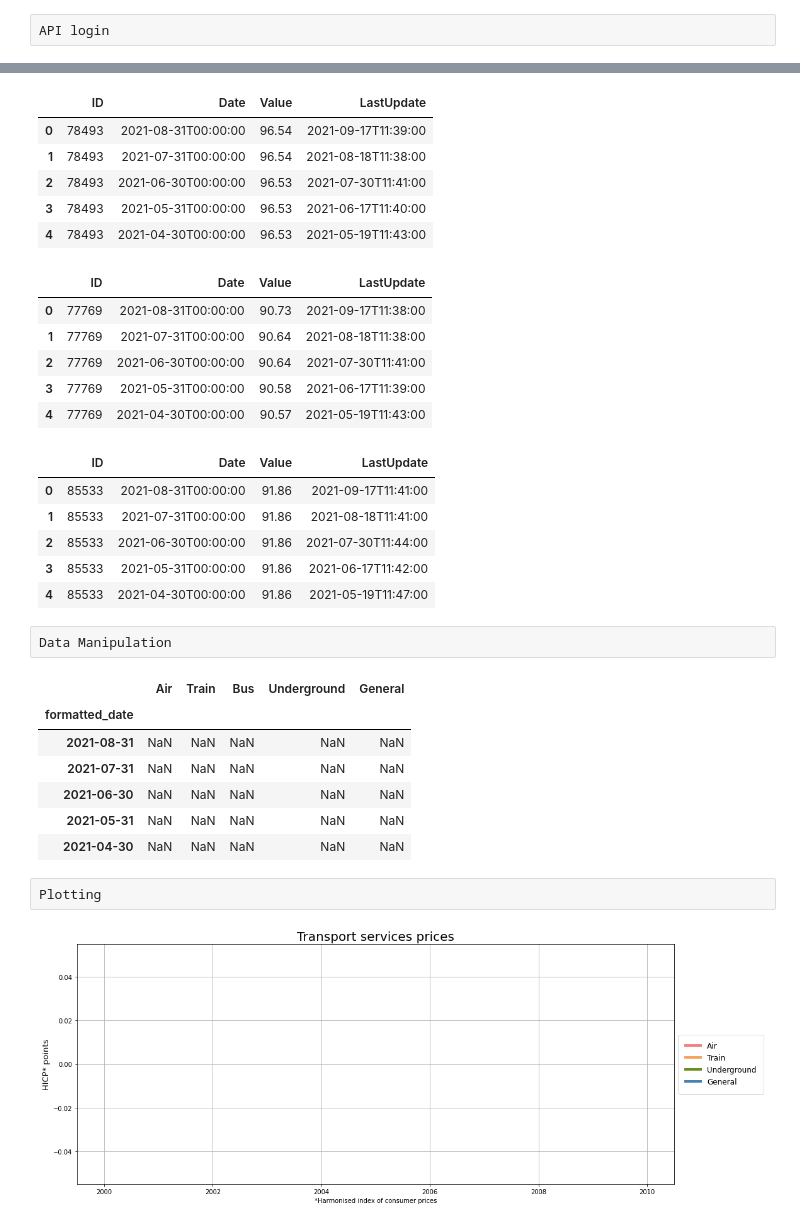
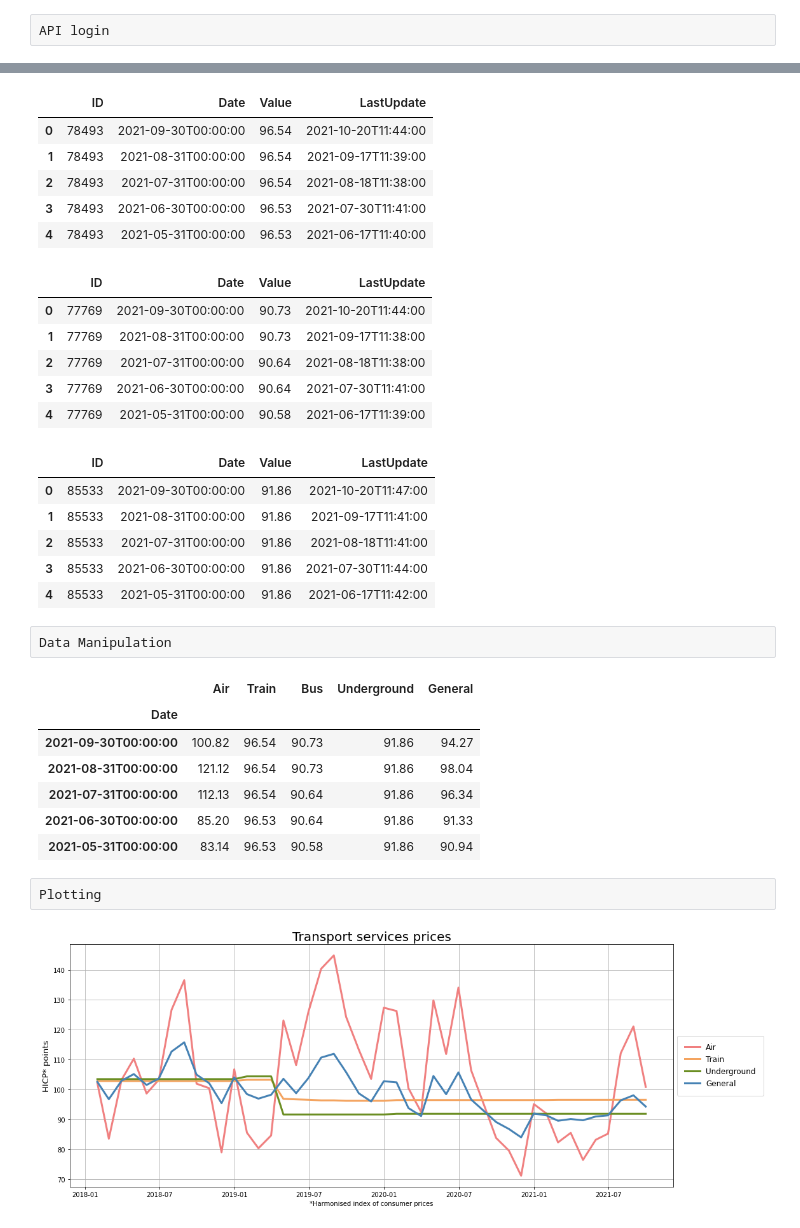
Before and after one commit to tradingeconomics/notebooks, a Jupyter notebook: Indicators/EUROSTAT_Transportation.ipynb, the cells around one changed output, grey strips where cells are left out. Drawn from its saved outputs; the diff is of its cells as text; code cells hidden in the pictures.

```diff
--- a/Indicators/EUROSTAT_Transportation.ipynb
+++ b/Indicators/EUROSTAT_Transportation.ipynb
@@ -33,33 +36,33 @@ raw_hist_air_df.head()
 # %%
-raw_hist_train_df=te.getHistoricalEurostat(ID = '78493', initDate = '2018-01-01', endDate = '2021-12-31', output_type = 'df')
+raw_hist_train_df=te.getHistoricalEurostat(ID = '78493', initDate = '2018-01-01', endDate = endDate, output_type = 'df')
 raw_hist_train_df.head()
 # %% [output]
 |  | ID | Date | Value | LastUpdate |
-| 0 | 78493 | 2021-08-31T00:00:00 | 96.54 | 2021-09-17T11:39:00 |
-| 1 | 78493 | 2021-07-31T00:00:00 | 96.54 | 2021-08-18T11:38:00 |
-| 2 | 78493 | 2021-06-30T00:00:00 | 96.53 | 2021-07-30T11:41:00 |
-| 3 | 78493 | 2021-05-31T00:00:00 | 96.53 | 2021-06-17T11:40:00 |
-| 4 | 78493 | 2021-04-30T00:00:00 | 96.53 | 2021-05-19T11:43:00 |
+| 0 | 78493 | 2021-09-30T00:00:00 | 96.54 | 2021-10-20T11:44:00 |
+| 1 | 78493 | 2021-08-31T00:00:00 | 96.54 | 2021-09-17T11:39:00 |
+| 2 | 78493 | 2021-07-31T00:00:00 | 96.54 | 2021-08-18T11:38:00 |
+| 3 | 78493 | 2021-06-30T00:00:00 | 96.53 | 2021-07-30T11:41:00 |
+| 4 | 78493 | 2021-05-31T00:00:00 | 96.53 | 2021-06-17T11:40:00 |
 # %%
-raw_hist_bus_df=te.getHistoricalEurostat(ID = '77769', initDate = '2018-01-01', endDate = '2021-12-31', output_type = 'df')
+raw_hist_bus_df=te.getHistoricalEurostat(ID = '77769', initDate = '2018-01-01', endDate = endDate, output_type = 'df')
 raw_hist_bus_df.head()
 # %% [output]
 |  | ID | Date | Value | LastUpdate |
-| 0 | 77769 | 2021-08-31T00:00:00 | 90.73 | 2021-09-17T11:38:00 |
-| 1 | 77769 | 2021-07-31T00:00:00 | 90.64 | 2021-08-18T11:38:00 |
-| 2 | 77769 | 2021-06-30T00:00:00 | 90.64 | 2021-07-30T11:41:00 |
-| 3 | 77769 | 2021-05-31T00:00:00 | 90.58 | 2021-06-17T11:39:00 |
-| 4 | 77769 | 2021-04-30T00:00:00 | 90.57 | 2021-05-19T11:43:00 |
+| 0 | 77769 | 2021-09-30T00:00:00 | 90.73 | 2021-10-20T11:44:00 |
+| 1 | 77769 | 2021-08-31T00:00:00 | 90.73 | 2021-09-17T11:38:00 |
+| 2 | 77769 | 2021-07-31T00:00:00 | 90.64 | 2021-08-18T11:38:00 |
+| 3 | 77769 | 2021-06-30T00:00:00 | 90.64 | 2021-07-30T11:41:00 |
+| 4 | 77769 | 2021-05-31T00:00:00 | 90.58 | 2021-06-17T11:39:00 |
 # %%
-raw_hist_underground_df=te.getHistoricalEurostat(ID = '85533', initDate = '2018-01-01', endDate = '2021-12-31', output_type = 'df')
+raw_hist_underground_df=te.getHistoricalEurostat(ID = '85533', initDate = '2018-01-01', endDate = endDate, output_type = 'df')
 raw_hist_underground_df.head()
 # %% [output]
 |  | ID | Date | Value | LastUpdate |
-| 0 | 85533 | 2021-08-31T00:00:00 | 91.86 | 2021-09-17T11:41:00 |
-| 1 | 85533 | 2021-07-31T00:00:00 | 91.86 | 2021-08-18T11:41:00 |
-| 2 | 85533 | 2021-06-30T00:00:00 | 91.86 | 2021-07-30T11:44:00 |
-| 3 | 85533 | 2021-05-31T00:00:00 | 91.86 | 2021-06-17T11:42:00 |
-| 4 | 85533 | 2021-04-30T00:00:00 | 91.86 | 2021-05-19T11:47:00 |
+| 0 | 85533 | 2021-09-30T00:00:00 | 91.86 | 2021-10-20T11:47:00 |
+| 1 | 85533 | 2021-08-31T00:00:00 | 91.86 | 2021-09-17T11:41:00 |
+| 2 | 85533 | 2021-07-31T00:00:00 | 91.86 | 2021-08-18T11:41:00 |
+| 3 | 85533 | 2021-06-30T00:00:00 | 91.86 | 2021-07-30T11:44:00 |
+| 4 | 85533 | 2021-05-31T00:00:00 | 91.86 | 2021-06-17T11:42:00 |
 # %% [raw]
 Data Manipulation
 # %%
@@ -68,41 +71,40 @@ air_df = raw_hist_air_df[['Date', 'Value']].rename(columns = {'Value': 'Air'}).s
 train_df = raw_hist_train_df[['Date', 'Value']].rename(columns = {'Value': 'Train'}).set_index('Date')
 bus_df = raw_hist_bus_df[['Date', 'Value']].rename(columns = {'Value': 'Bus'}).set_index('Date')
 underground_df = raw_hist_underground_df[['Date', 'Value']].rename(columns = {'Value': 'Underground'}).set_index('Date')
+
 df = pd.merge(pd.merge(air_df, train_df, on ='Date'), bus_df, on='Date')
 df = pd.merge(pd.merge(df, underground_df, on='Date'), general_df, on='Date')
-df['formatted_date'] = pd.to_datetime(df.index)
-df=df.reindex(df['formatted_date'])
-del df['formatted_date']
+
 df.head()
 # %% [output]
 |  | Air | Train | Bus | Underground | General |
-| formatted_date |  |  |  |  |  |
-| 2021-08-31 | NaN | NaN | NaN | NaN | NaN |
-| 2021-07-31 | NaN | NaN | NaN | NaN | NaN |
-| 2021-06-30 | NaN | NaN | NaN | NaN | NaN |
-| 2021-05-31 | NaN | NaN | NaN | NaN | NaN |
-| 2021-04-30 | NaN | NaN | NaN | NaN | NaN |
+| Date |  |  |  |  |  |
+| 2021-09-30T00:00:00 | 100.82 | 96.54 | 90.73 | 91.86 | 94.27 |
+| 2021-08-31T00:00:00 | 121.12 | 96.54 | 90.73 | 91.86 | 98.04 |
+| 2021-07-31T00:00:00 | 112.13 | 96.54 | 90.64 | 91.86 | 96.34 |
+| 2021-06-30T00:00:00 | 85.20 | 96.53 | 90.64 | 91.86 | 91.33 |
+| 2021-05-31T00:00:00 | 83.14 | 96.53 | 90.58 | 91.86 | 90.94 |
 # %% [raw]
 Plotting
 # %%
 plt.subplots(figsize=(17, 7))
 
-plt.plot( df.index.tolist(), df['Air'].values.tolist(), color='lightcoral', linewidth=4, label="Air")
-plt.plot( df.index.tolist(), df['Train'].values.tolist(), color='sandybrown', linewidth=4, label="Train")
-plt.plot( df.index.tolist(), df['Underground'].values.tolist(),  color='olivedrab', linewidth=4, label="Underground")
-plt.plot( df.index.tolist(), df['General'].values.tolist(),  color='steelblue', linewidth=4, label="General")
+plt.plot( pd.to_datetime(df.index.tolist()), df['Air'].values.tolist(), color='lightcoral', linewidth=3, label="Air")
+plt.plot( pd.to_datetime(df.index.tolist()), df['Train'].values.tolist(), color='sandybrown', linewidth=3, label="Train")
+plt.plot( pd.to_datetime(df.index.tolist()), df['Underground'].values.tolist(),  color='olivedrab', linewidth=3, label="Underground")
+plt.plot( pd.to_datetime(df.index.tolist()), df['General'].values.tolist(),  color='steelblue', linewidth=3, label="General")
 
 plt.legend(
           loc="center left",
           bbox_to_anchor=(1, 0, 0.5, 1),
           fontsize=12,
           ncol=1,
           title_fontsize=14,
           borderpad=1)
 plt.grid(True)
 plt.ylabel('HICP* points', fontsize=13)
 plt.xlabel('*Harmonised index of consumer prices', fontsize=10)
 plt.title("Transport services prices", size=20)
 plt.show()
 # %% [output]
-[figure, old version]
+[figure, new version]
```
Also changed, not shown: parts of 6 cells of this notebook.
